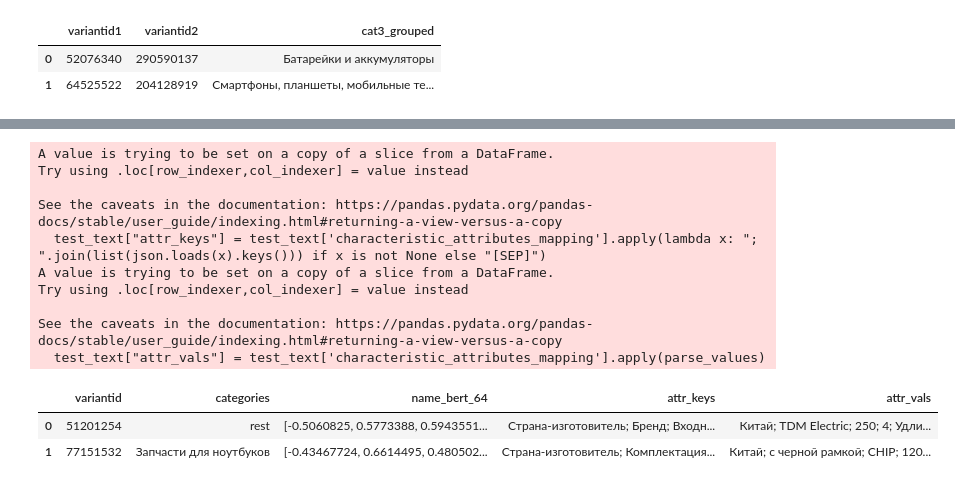
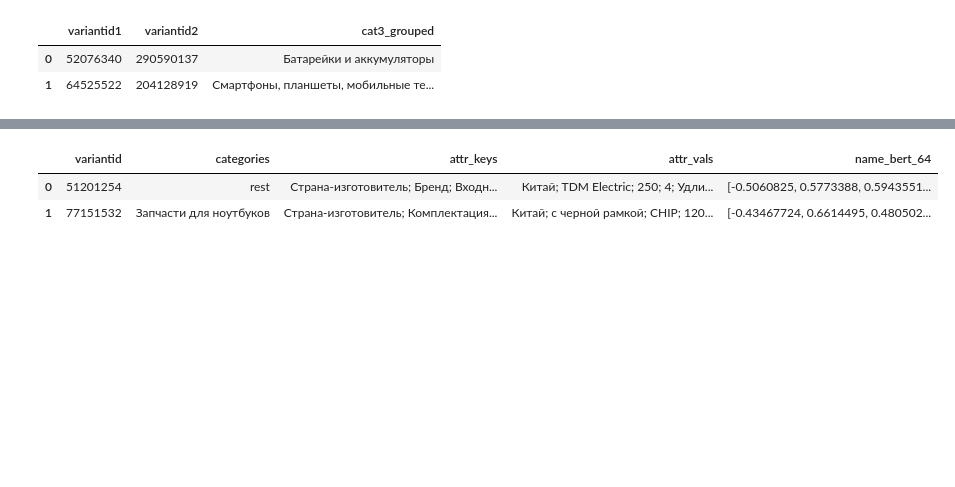
Before and after one commit to emille42/MarketplaceTaskHackaton2023, a Jupyter notebook: notebooks/0 EDA & Preprocessing.ipynb, the cells around one changed output, grey strips where cells are left out. Cells and saved outputs as stored; diff of their text form; code cells hidden in the pictures; blank space fills up the shorter version.

```diff
--- a/notebooks/0 EDA & Preprocessing.ipynb
+++ b/notebooks/0 EDA & Preprocessing.ipynb
@@ -32,3 +35,25 @@ test_etl['categories'] = test_etl['categories'].apply(lambda x: json.loads(x)["3
+# %%
+def parse_values(row):
+  if row is None:
+    return "[SEP]"
+
+  parsed_row = json.loads(row).values()
+  parsed_row = "; ".join([" ".join(val) for val in parsed_row])
+  return parsed_row
+
+def parse_keys(row):
+  if row is None:
+    return "[SEP]"
+
+  parsed_row = json.loads(row).keys()
+  parsed_row = "; ".join([val for val in parsed_row])
+  return parsed_row
+# %%
+train_etl["attr_keys"] = train_etl['characteristic_attributes_mapping'].apply(parse_keys)
+train_etl["attr_vals"] = train_etl['characteristic_attributes_mapping'].apply(parse_values)
+
+test_etl["attr_keys"] = test_etl['characteristic_attributes_mapping'].apply(parse_keys)
+test_etl["attr_vals"] = test_etl['characteristic_attributes_mapping'].apply(parse_values)
 # %% [markdown]
 В тренировочной выборке больше категорий чем в тестовой. При этом в тестовой выборке присутствуют все категории из тренировочной:
 # %%
@@ -310,23 +308,11 @@ test_etl.head(2)
 # %%
-test_text = test_etl[['variantid', 'name', 'categories', 'characteristic_attributes_mapping', 'name_bert_64']]
-test_text["attr_keys"] = test_text['characteristic_attributes_mapping'].apply(lambda x: "; ".join(list(json.loads(x).keys())) if x is not None else "[SEP]")
-test_text["attr_vals"] = test_text['characteristic_attributes_mapping'].apply(parse_values)
-test_text = test_text.drop(["name", "characteristic_attributes_mapping"], axis=1)
+test_text = test_etl[['variantid',"color_parsed" ,'name', 'categories', 'attr_keys', 'attr_vals', 'name_bert_64']]
+test_text = test_text.drop(["name", "color_parsed"], axis=1)
 test_text.head(2)
 # %% [output]
-A value is trying to be set on a copy of a slice from a DataFrame.
-Try using .loc[row_indexer,col_indexer] = value instead
-
-See the caveats in the documentation: https://pandas.pydata.org/pandas-docs/stable/user_guide/indexing.html#returning-a-view-versus-a-copy
-  test_text["attr_keys"] = test_text['characteristic_attributes_mapping'].apply(lambda x: "; ".join(list(json.loads(x).keys())) if x is not None else "[SEP]")
-A value is trying to be set on a copy of a slice from a DataFrame.
-Try using .loc[row_indexer,col_indexer] = value instead
-
-See the caveats in the documentation: https://pandas.pydata.org/pandas-docs/stable/user_guide/indexing.html#returning-a-view-versus-a-copy
-  test_text["attr_vals"] = test_text['characteristic_attributes_mapping'].apply(parse_values)
-|  | variantid | categories | name_bert_64 | attr_keys | attr_vals |
-| 0 | 51201254 | rest | [-0.5060825, 0.5773388, 0.5943551... | Страна-изготовитель; Бренд; Входн... | Китай; TDM Electric; 250; 4; Удли... |
-| 1 | 77151532 | Запчасти для ноутбуков | [-0.43467724, 0.6614495, 0.480502... | Страна-изготовитель; Комплектация... | Китай; с черной рамкой; CHIP; 120... |
+|  | variantid | categories | attr_keys | attr_vals | name_bert_64 |
+| 0 | 51201254 | rest | Страна-изготовитель; Бренд; Входн... | Китай; TDM Electric; 250; 4; Удли... | [-0.5060825, 0.5773388, 0.5943551... |
+| 1 | 77151532 | Запчасти для ноутбуков | Страна-изготовитель; Комплектация... | Китай; с черной рамкой; CHIP; 120... | [-0.43467724, 0.6614495, 0.480502... |
 # %%
 test_preprocessed = (
     test_pairs
```
Also changed, not shown: parts of 18 cells of this notebook.
